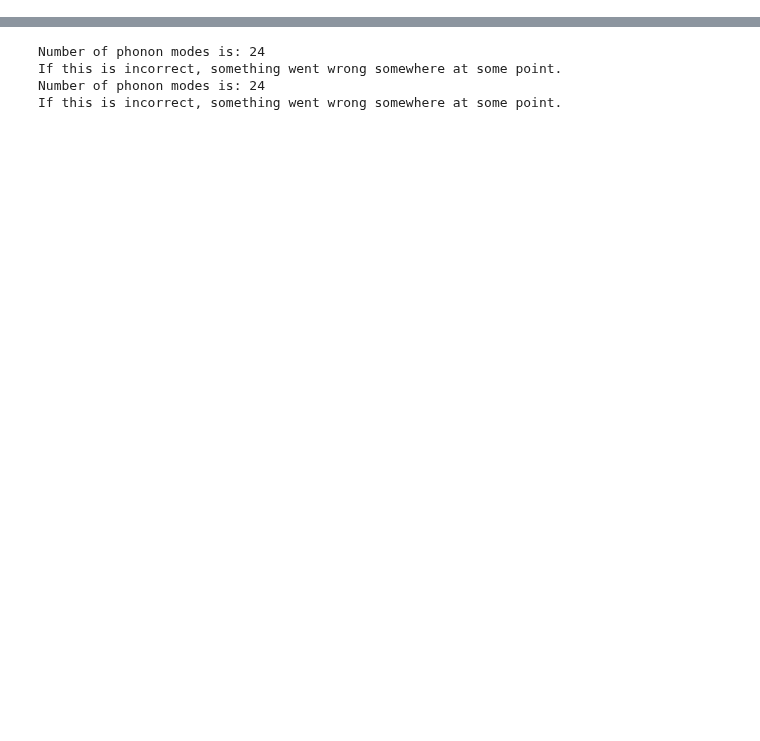
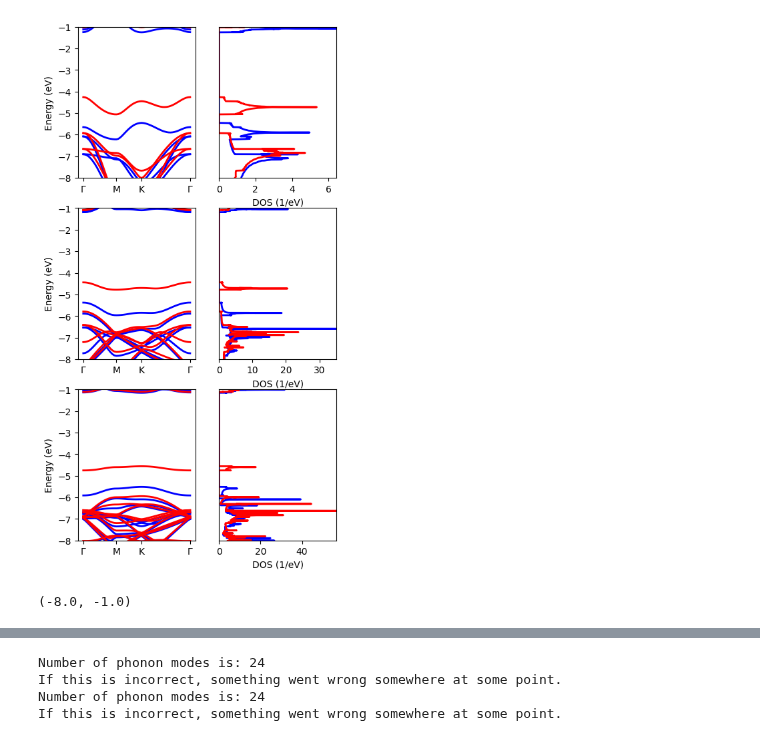
Before and after one commit to AliGhorashiCMT/Plasmons_Paper, a Jupyter notebook: Substitutional_Defects/Analyze.ipynb, the cells around one changed output, grey strips where cells are left out. Saved outputs shown, nothing was run; the diff lists cells and outputs as text; code cells hidden in the pictures; blank space fills up the shorter version.

```diff
--- a/Substitutional_Defects/Analyze.ipynb
+++ b/Substitutional_Defects/Analyze.ipynb
@@ -67,0 +37,13 @@ ylim(-5, 0)
+# %%
+figure(figsize=(5, 10))
+bandsoverlayedDOS2(bn22nc_dir*"/DOS/BN22NC.dosUp", bn22nc_dir*"/DOS/BN22NC.dosDn", bn22nc_dir*"/BN22NC.bands.eigenvals"
+,(-8, -1), color_up = "blue", color_dn="red", linewidth=2, band_subplot=[3, 2, 1], dos_subplot=[3, 2, 2], dos_yticks=false)
+
+bandsoverlayedDOS2(bn33nc_dir*"/DOS/BN33NC.dosUp", bn33nc_dir*"/DOS/BN33NC.dosDn", bn33nc_dir*"/BN33NC.bands.eigenvals"
+,(-8, -1), color_up = "blue", color_dn="red", linewidth=2, band_subplot=[3, 2, 3], dos_subplot=[3, 2, 4], dos_yticks=false)
+
+bandsoverlayedDOS2(bn44nc_dir*"/DOS/BN44NC.dosUp", bn44nc_dir*"/DOS/BN44NC.dosDn", bn44nc_dir*"/BN44NC.bands.eigenvals"
+,(-8, -1), color_up = "blue", color_dn="red", linewidth=2, band_subplot=[3, 2, 5], dos_subplot=[3, 2, 6], dos_yticks=false)
+# %% [output]
+[figure, added]
+(-8.0, -1.0)
```
Also changed, not shown: parts of 19 cells of this notebook.
